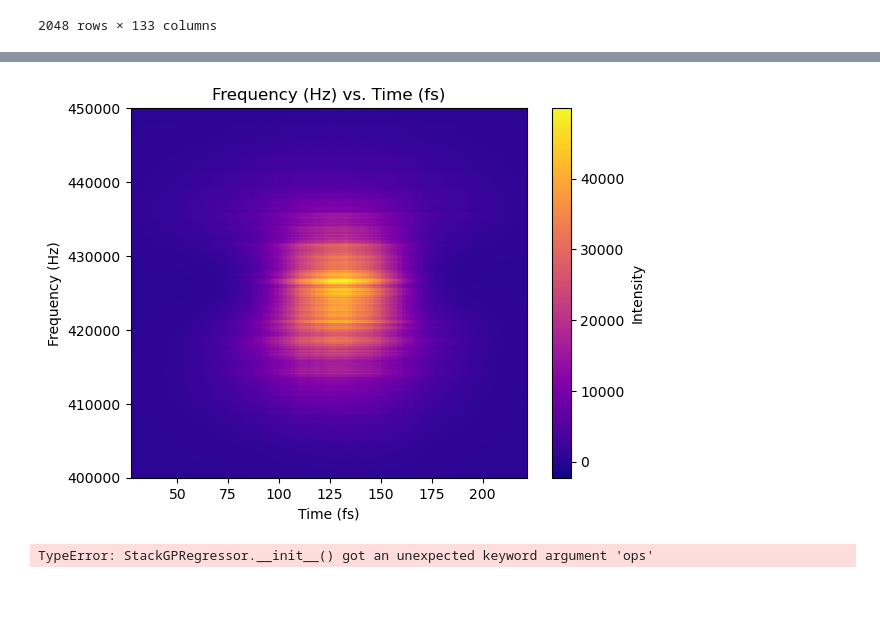
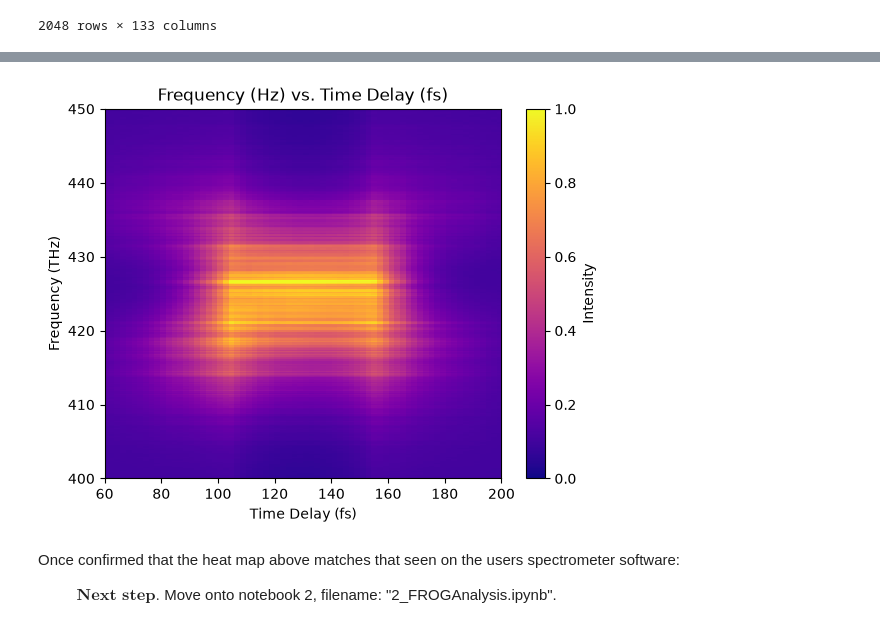
Before and after one commit to austhayes/Frequency-Resolved-Optical-Gating-FROG-script, a Jupyter notebook: 1_NewLoadFrogTrace.ipynb, the cells around one changed output, grey strips where cells are left out. Cells and saved outputs as stored; diff of their text form; code cells hidden in the pictures; blank space fills up the shorter version.

Commit message:
Updated notebooks, organization, environment, and package. Currently attempting to obtain measurement time to later be used in E field equations.

```diff
--- a/1_NewLoadFrogTrace.ipynb
+++ b/1_NewLoadFrogTrace.ipynb
@@ -22,16 +43,19 @@ import FROG as frog
 # %%
 #Loading in files
+
+#Declare an instance of the class:
+load_map = frog.loading_mapping()
 #Defaults in python package: filename = 'data_1400_afterBS.dat', wave = 'wavelengths_1400_afterBS.dat', time = 'times_1400_afterBS.dat'
 
-data_file = frog.load_files()[0]
-wave_file = frog.load_files()[1] #Wavelengths (nm)
-time_file = frog.load_files()[2] #Time (fs)
+data_file = load_map.load_files()[0]
+wave_file = load_map.load_files()[1] #Wavelengths (nm)
+time_file = load_map.load_files()[2] #Time (fs)
 # %%
 #Cleanup function essentially throws everything into a single df with the wavelengths as the row, time as the column.
 
-new_df = frog.cleanup(data_file, wave_file, time_file)[0]
-new_wave = frog.cleanup(data_file, wave_file, time_file)[1]
-new_time = frog.cleanup(data_file, wave_file, time_file)[2]
+new_df = load_map.cleanup(data_file, wave_file, time_file)[0]
+new_wave = load_map.cleanup(data_file, wave_file, time_file)[1]
+new_time = load_map.cleanup(data_file, wave_file, time_file)[2]
 
 new_df
 # %% [output]
@@ -51,10 +93,6 @@ new_df
 # %%
 #heat_map plots out the spectrometer image, ie. Frequency (Hz) vs. Time (fs) with intensity.
 
-frog.heat_map(new_df, new_wave, new_time,'Hz', 'fs',[27,222], [4.0*10**5, 4.5*10**5], 'plasma', 'Frequency (Hz) vs. Time (fs)')
+load_map.heat_map(new_df, new_wave, new_time,'THz', 'fs', [60, 200],[400, 450], 'plasma', 'Frequency (Hz) vs. Time Delay (fs)')
 # %% [output]
-[figure, old version]
+[figure, new version]
-# %%
-frog.fitted_data(time_file, wave_file, data_file, 100)
-# %% [output]
-TypeError: StackGPRegressor.__init__() got an unexpected keyword argument 'ops'
@@ -62,0 +99,4 @@ TypeError: StackGPRegressor.__init__() got an unexpected keyword argument 'ops'
+# %% [markdown]
+Once confirmed that the heat map above matches that seen on the users spectrometer software:
+
+$\hspace{1cm}\textbf {Next step.}$ Move onto notebook 2, filename: "2_FROGAnalysis.ipynb".
```
Also changed, not shown: parts of 8 cells of this notebook, 4 other files.
